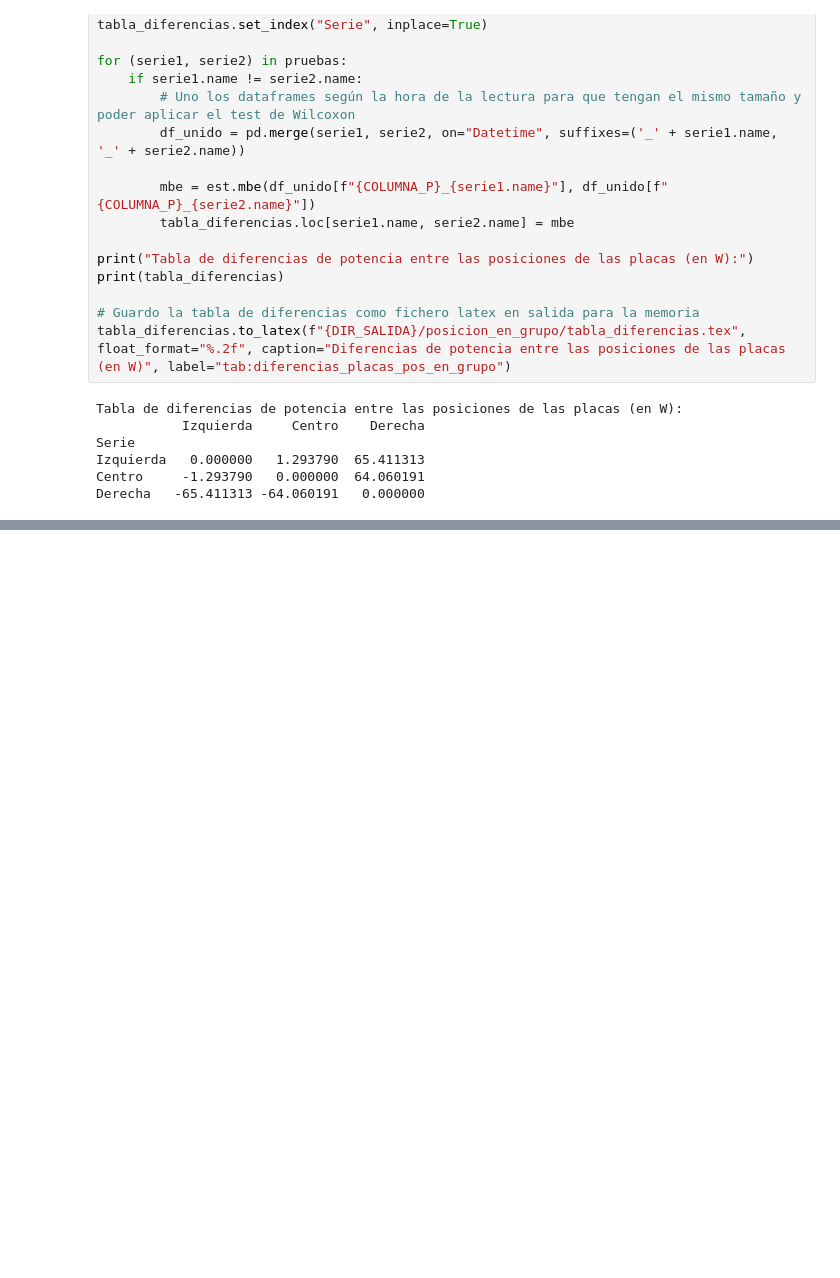
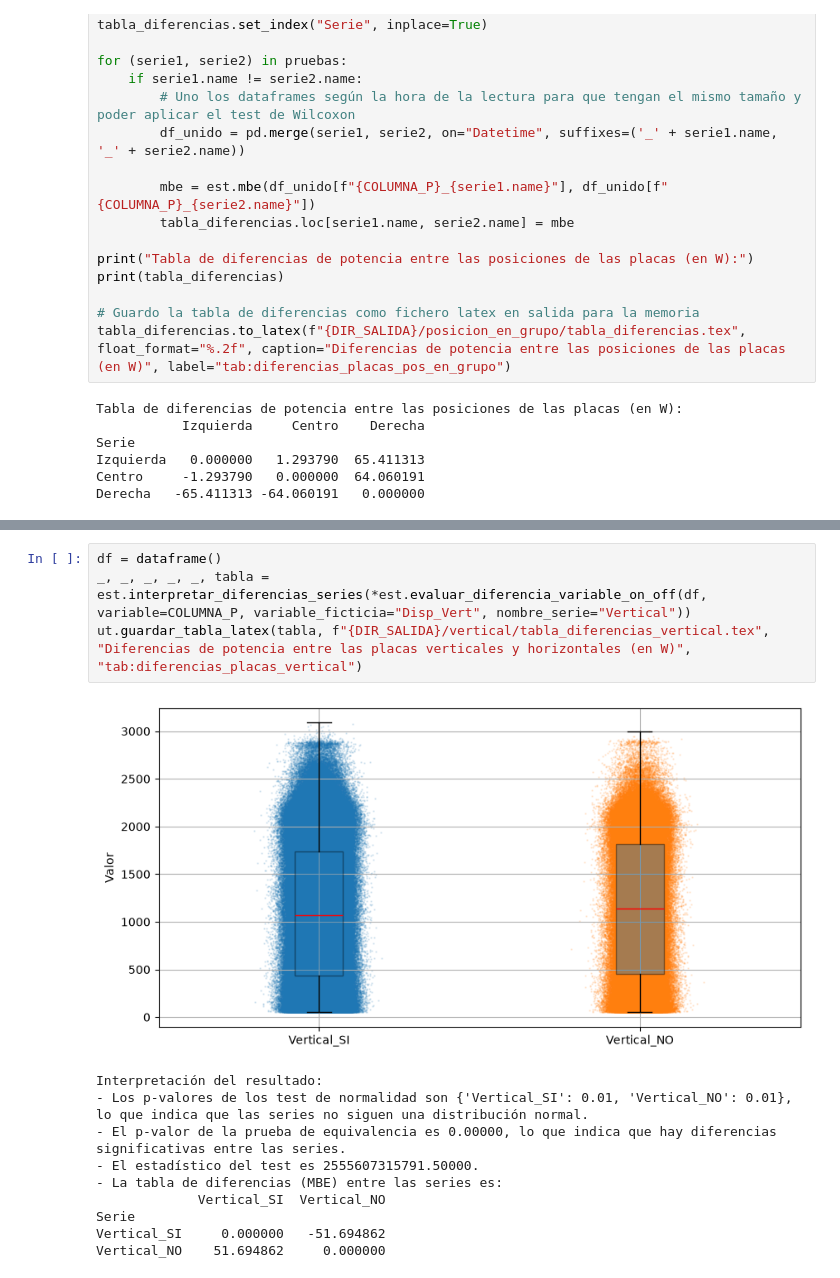
Before and after one commit to jcv00036/extracurriculares_simidat_scripts, a Jupyter notebook: cuadernos/estudio_disposiciones.ipynb, the cells around one changed output, grey strips where cells are left out. Cells and saved outputs as stored; diff of their text form; blank space fills up the shorter version.

```diff
--- a/cuadernos/estudio_disposiciones.ipynb
+++ b/cuadernos/estudio_disposiciones.ipynb
@@ -168,0 +202,15 @@ Derecha   -65.411313 -64.060191   0.000000
+# %%
+df = dataframe()
+_, _, _, _, _, tabla = est.interpretar_diferencias_series(*est.evaluar_diferencia_variable_on_off(df, variable=COLUMNA_P, variable_ficticia="Disp_Vert", nombre_serie="Vertical"))
+ut.guardar_tabla_latex(tabla, f"{DIR_SALIDA}/vertical/tabla_diferencias_vertical.tex", "Diferencias de potencia entre las placas verticales y horizontales (en W)", "tab:diferencias_placas_vertical")
+# %% [output]
+[figure, added]
+Interpretación del resultado:
+- Los p-valores de los test de normalidad son {'Vertical_SI': 0.01, 'Vertical_NO': 0.01}, lo que indica que las series no siguen una distribución normal.
+- El p-valor de la prueba de equivalencia es 0.00000, lo que indica que hay diferencias significativas entre las series.
+- El estadístico del test es 2555607315791.50000.
+- La tabla de diferencias (MBE) entre las series es:
+             Vertical_SI  Vertical_NO
+Serie
+Vertical_SI     0.000000   -51.694862
+Vertical_NO    51.694862     0.000000
```
Also changed, not shown: parts of 3 cells of this notebook, 2 other files.
